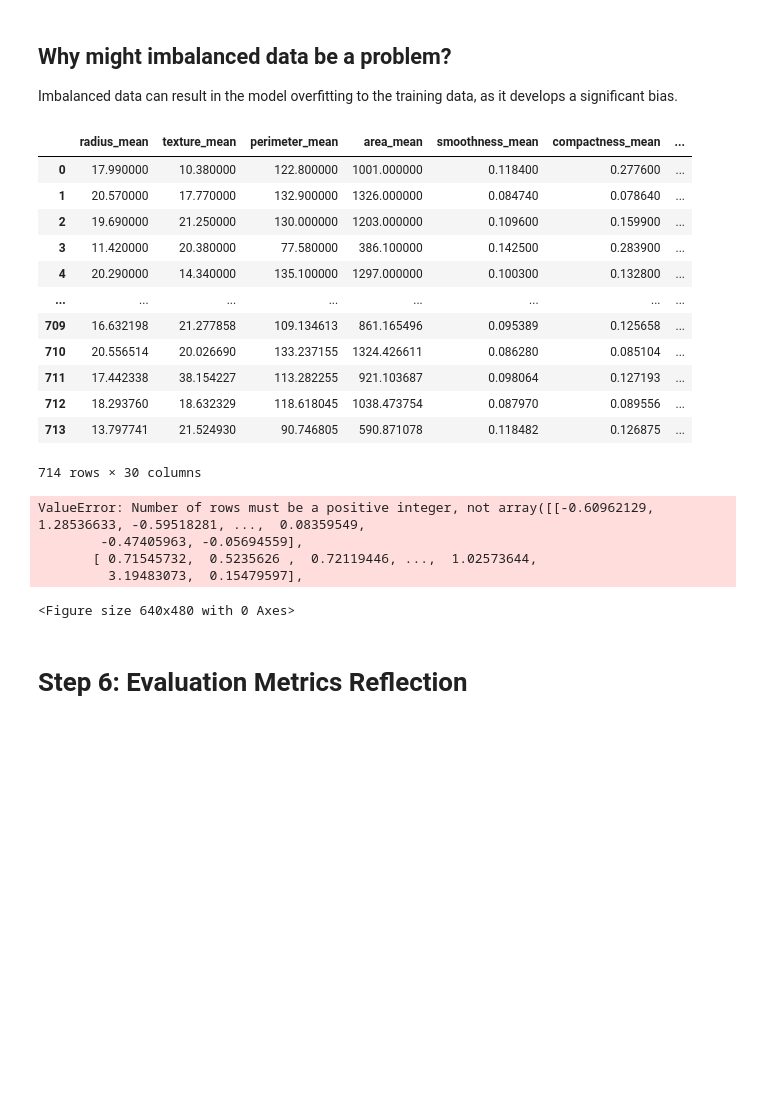
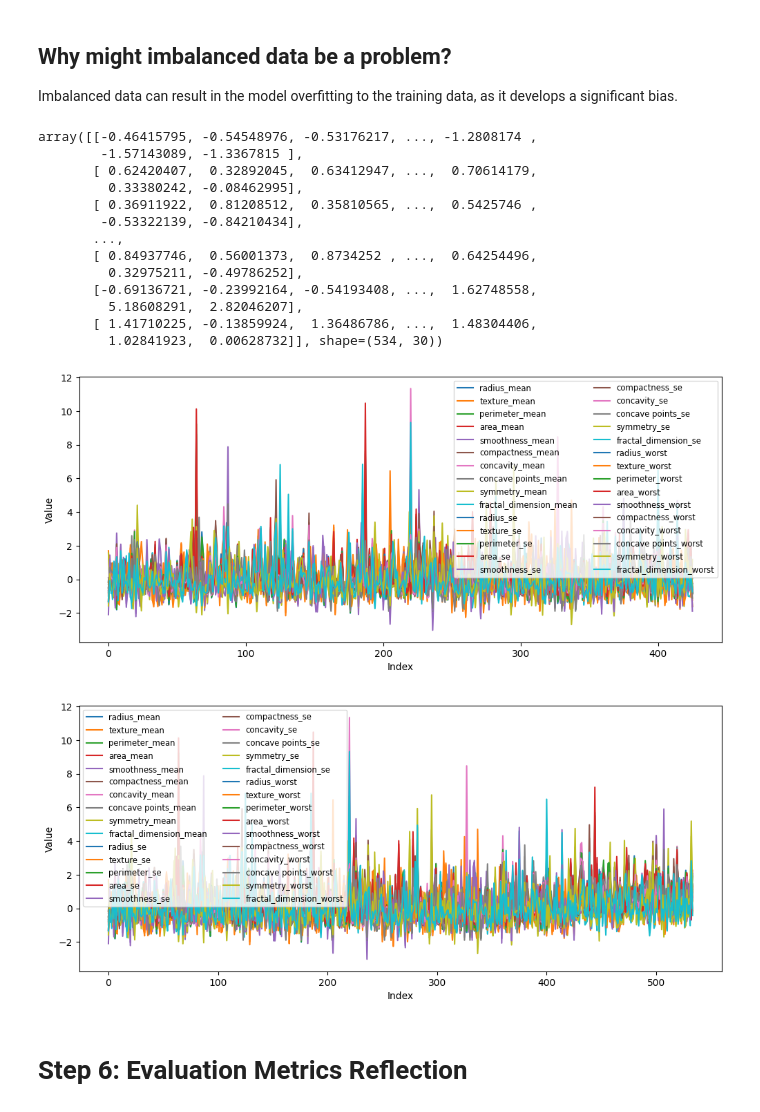
Before and after one commit to TylerJaafari-RIT/csci-635_assignment-2, a Jupyter notebook: Assignment_2_Tyler_Jaafari_CSCI_635.ipynb, the cells around one changed output. Saved outputs shown, nothing was run; the diff lists cells and outputs as text; code cells hidden in the pictures; blank space fills up the shorter version.

Commit message:
Fixed stratification and plotting so we now have a pair of shitty graphs.

```diff
--- a/Assignment_2_Tyler_Jaafari_CSCI_635.ipynb
+++ b/Assignment_2_Tyler_Jaafari_CSCI_635.ipynb
@@ -39,6 +39,8 @@ y = data_frame["diagnosis"] # if this doesn't work use y = data_frame.drop(colum
 y.replace("M", "1", inplace=True)
 y.replace("B", "0", inplace=True)
 
+features = X.columns
+
 y = (pandas.DataFrame)(y)
 
 print(f"X: {X}")
@@ -66,7 +68,7 @@ X:      radius_mean  texture_mean  perimeter_mean  area_mean  smoothness_mean  \
 ############ STEP 2: TRAIN-TEST SPLIT ############
 ##################################################
 
-X_train, X_test, y_train, y_test = train_test_split(X, y, test_size=0.25)
+X_train, X_test, y_train, y_test = train_test_split(X, y, stratify=y, test_size=0.25)
 # %%
 ##################################################
 ############# STEP 3: NORMALIZATION ##############
@@ -108,37 +110,45 @@ Imbalanced data can result in the model overfitting to the training data, as it
 ######## STEP 4: HANDLING CLASS IMBALANCE ########
 ##################################################
 
-X_resampled, y_resampled = SMOTE().fit_resample(X, y)
+X_resampled, y_resampled = SMOTE().fit_resample(X_train, y_train)
 X_resampled
 # %% [output]
-|  | radius_mean | texture_mean | perimeter_mean | area_mean | smoothness_mean | compactness_mean | ... |
-| 0 | 17.990000 | 10.380000 | 122.800000 | 1001.000000 | 0.118400 | 0.277600 | ... |
-| 1 | 20.570000 | 17.770000 | 132.900000 | 1326.000000 | 0.084740 | 0.078640 | ... |
-| 2 | 19.690000 | 21.250000 | 130.000000 | 1203.000000 | 0.109600 | 0.159900 | ... |
-| 3 | 11.420000 | 20.380000 | 77.580000 | 386.100000 | 0.142500 | 0.283900 | ... |
-| 4 | 20.290000 | 14.340000 | 135.100000 | 1297.000000 | 0.100300 | 0.132800 | ... |
-| ... | ... | ... | ... | ... | ... | ... | ... |
-| 709 | 16.632198 | 21.277858 | 109.134613 | 861.165496 | 0.095389 | 0.125658 | ... |
-| 710 | 20.556514 | 20.026690 | 133.237155 | 1324.426611 | 0.086280 | 0.085104 | ... |
-| 711 | 17.442338 | 38.154227 | 113.282255 | 921.103687 | 0.098064 | 0.127193 | ... |
-| 712 | 18.293760 | 18.632329 | 118.618045 | 1038.473754 | 0.087970 | 0.089556 | ... |
-| 713 | 13.797741 | 21.524930 | 90.746805 | 590.871078 | 0.118482 | 0.126875 | ... |
-714 rows × 30 columns
+array([[-0.46415795, -0.54548976, -0.53176217, ..., -1.2808174 ,
+        -1.57143089, -1.3367815 ],
+       [ 0.62420407,  0.32892045,  0.63412947, ...,  0.70614179,
+         0.33380242, -0.08462995],
+       [ 0.36911922,  0.81208512,  0.35810565, ...,  0.5425746 ,
+        -0.53322139, -0.84210434],
+       ...,
+       [ 0.84937746,  0.56001373,  0.8734252 , ...,  0.64254496,
+         0.32975211, -0.49786252],
+       [-0.69136721, -0.23992164, -0.54193408, ...,  1.62748558,
+         5.18608291,  2.82046207],
+       [ 1.41710225, -0.13859924,  1.36486786, ...,  1.48304406,
+         1.02841923,  0.00628732]], shape=(534, 30))
 # %%
 ##################################################
 ###### STEP 5: VISUALIZE CLASS DISTRIBUTIONS #####
 ##################################################
 
-# plt.figure(figsize=(12, 5))
-figure, axes = plt.subplots(X_train)
-plt.legend()
+plt.figure(figsize=(12, 5))
+for i in range(X_train.shape[1]):
+    plt.plot(X_train[:, i], label=features[i])
+plt.legend(loc="best", fontsize="small", ncol=2)
+plt.xlabel("Index")
+plt.ylabel("Value")
 plt.show()
+
+plt.figure(figsize=(12, 5))
+for i in range(X_resampled.shape[1]):
+    plt.plot(X_resampled[:, i], label=features[i])
+plt.legend(loc="best", fontsize="small", ncol=2)
+plt.xlabel("Index")
+plt.ylabel("Value")
+plt.show()
 # %% [output]
-ValueError: Number of rows must be a positive integer, not array([[-0.60962129,  1.28536633, -0.59518281, ...,  0.08359549,
-        -0.47405963, -0.05694559],
-       [ 0.71545732,  0.5235626 ,  0.72119446, ...,  1.02573644,
-         3.19483073,  0.15479597],
-<Figure size 640x480 with 0 Axes>
+[figure, added]
+[figure, added]
 # %% [markdown]
 # Step 6: Evaluation Metrics Reflection
 # %%
```
Also changed, not shown: parts of 3 cells of this notebook.
